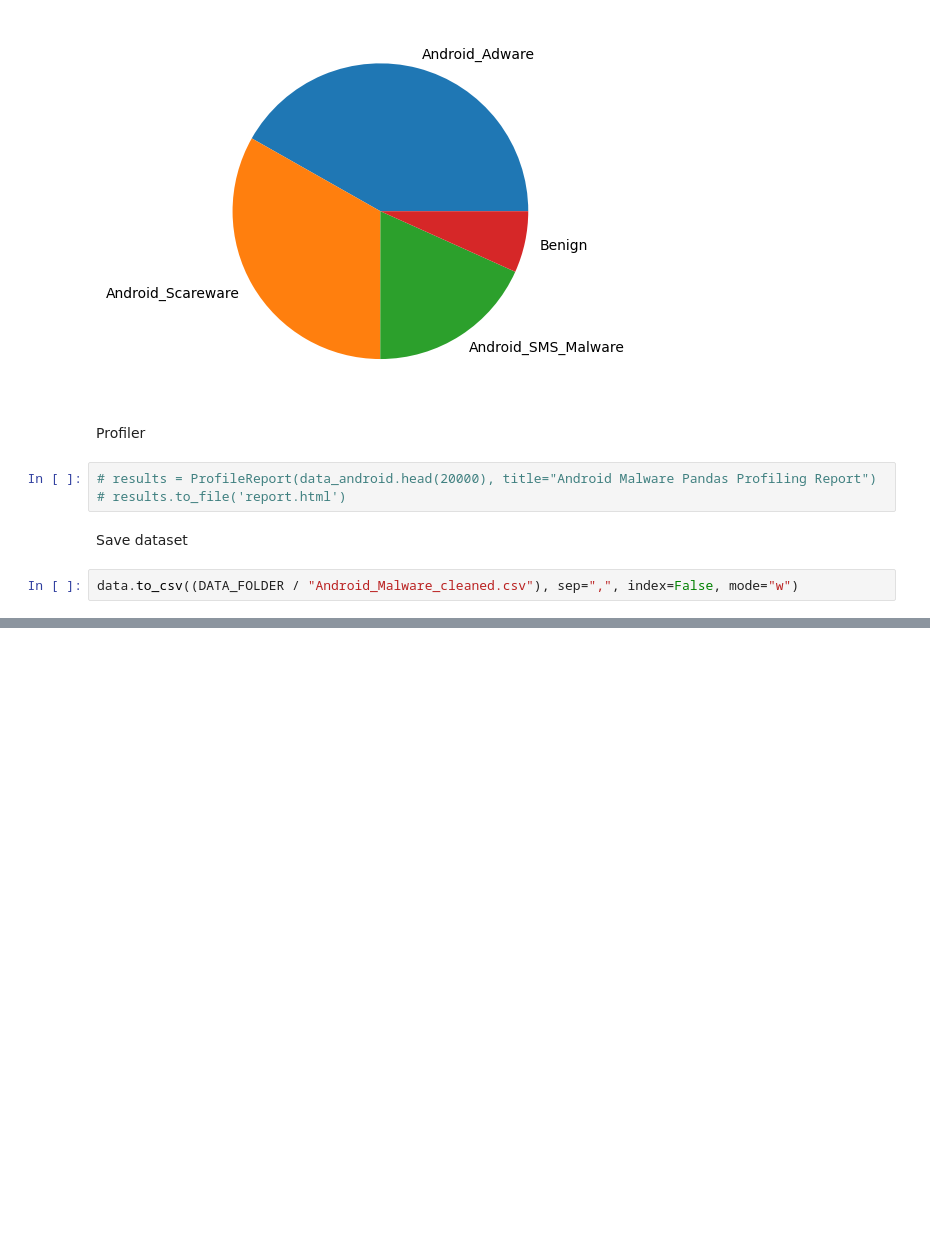
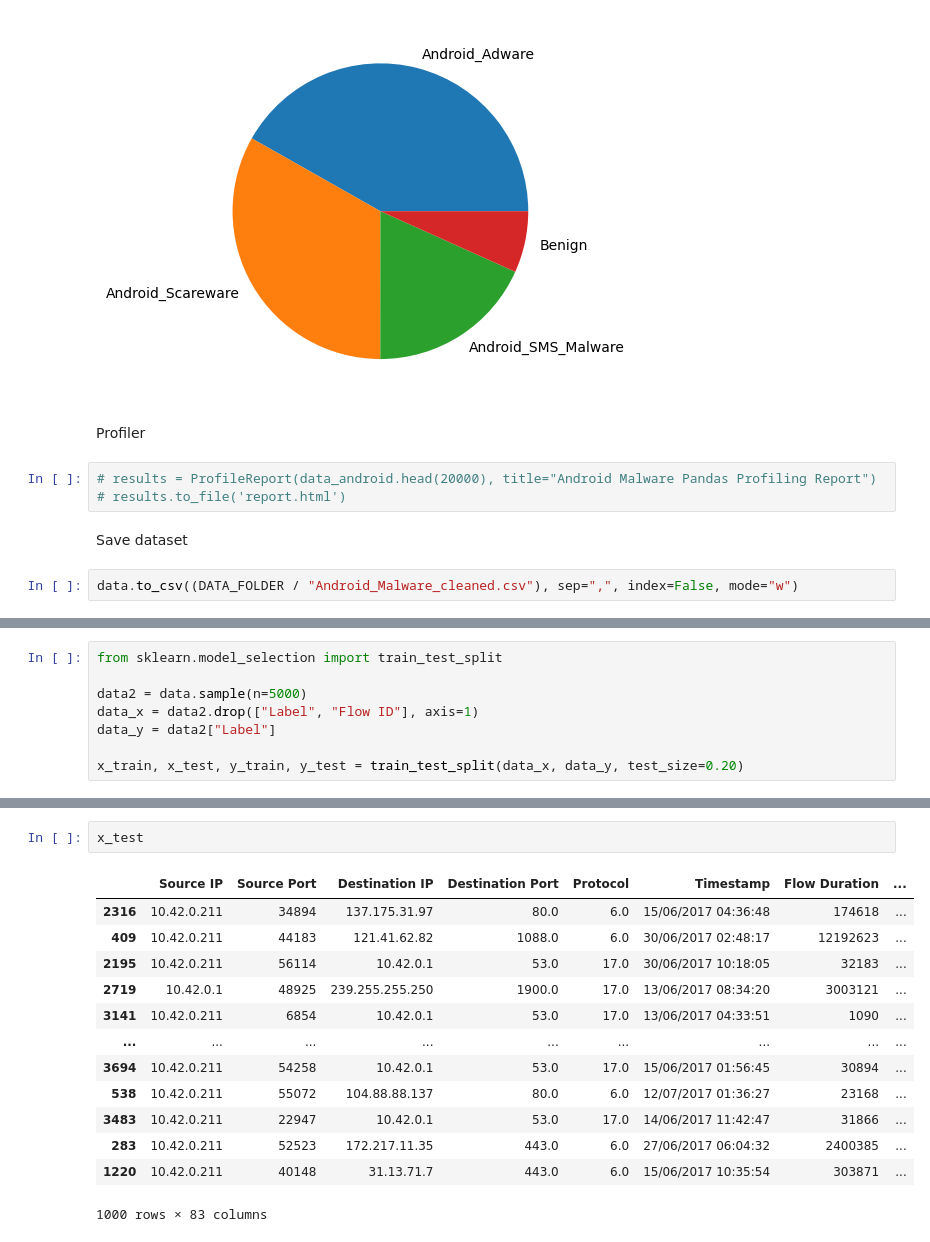
Before and after one commit to EmpireDemocratiqueDuPoulpe/Cours-IA, a Jupyter notebook: 5MLDE/Project/jupyter-server/notebooks/en/1-Data_exploration.ipynb, the cells around one changed output, grey strips where cells are left out. Cells and saved outputs as stored; diff of their text form; blank space fills up the shorter version.

```diff
--- a/5MLDE/Project/jupyter-server/notebooks/en/1-Data_exploration.ipynb
+++ b/5MLDE/Project/jupyter-server/notebooks/en/1-Data_exploration.ipynb
@@ -265,0 +328,8 @@ data.to_csv((DATA_FOLDER / "Android_Malware_cleaned.csv"), sep=",", index=False,
+# %%
+from sklearn.model_selection import train_test_split
+
+data2 = data.sample(n=5000)
+data_x = data2.drop(["Label", "Flow ID"], axis=1)
+data_y = data2["Label"]
+
+x_train, x_test, y_train, y_test = train_test_split(data_x, data_y, test_size=0.20)
@@ -265,0 +363,16 @@ data.to_csv((DATA_FOLDER / "Android_Malware_cleaned.csv"), sep=",", index=False,
+# %%
+x_test
+# %% [output]
+|  | Source IP | Source Port | Destination IP | Destination Port | Protocol | Timestamp | Flow Duration | ... |
+| 2316 | 10.42.0.211 | 34894 | 137.175.31.97 | 80.0 | 6.0 | 15/06/2017 04:36:48 | 174618 | ... |
+| 409 | 10.42.0.211 | 44183 | 121.41.62.82 | 1088.0 | 6.0 | 30/06/2017 02:48:17 | 12192623 | ... |
+| 2195 | 10.42.0.211 | 56114 | 10.42.0.1 | 53.0 | 17.0 | 30/06/2017 10:18:05 | 32183 | ... |
+| 2719 | 10.42.0.1 | 48925 | 239.255.255.250 | 1900.0 | 17.0 | 13/06/2017 08:34:20 | 3003121 | ... |
+| 3141 | 10.42.0.211 | 6854 | 10.42.0.1 | 53.0 | 17.0 | 13/06/2017 04:33:51 | 1090 | ... |
+| ... | ... | ... | ... | ... | ... | ... | ... | ... |
+| 3694 | 10.42.0.211 | 54258 | 10.42.0.1 | 53.0 | 17.0 | 15/06/2017 01:56:45 | 30894 | ... |
+| 538 | 10.42.0.211 | 55072 | 104.88.88.137 | 80.0 | 6.0 | 12/07/2017 01:36:27 | 23168 | ... |
+| 3483 | 10.42.0.211 | 22947 | 10.42.0.1 | 53.0 | 17.0 | 14/06/2017 11:42:47 | 31866 | ... |
+| 283 | 10.42.0.211 | 52523 | 172.217.11.35 | 443.0 | 6.0 | 27/06/2017 06:04:32 | 2400385 | ... |
+| 1220 | 10.42.0.211 | 40148 | 31.13.71.7 | 443.0 | 6.0 | 15/06/2017 10:35:54 | 303871 | ... |
+1000 rows × 83 columns
```
Also changed, not shown: parts of 7 cells of this notebook, 22 other files.
